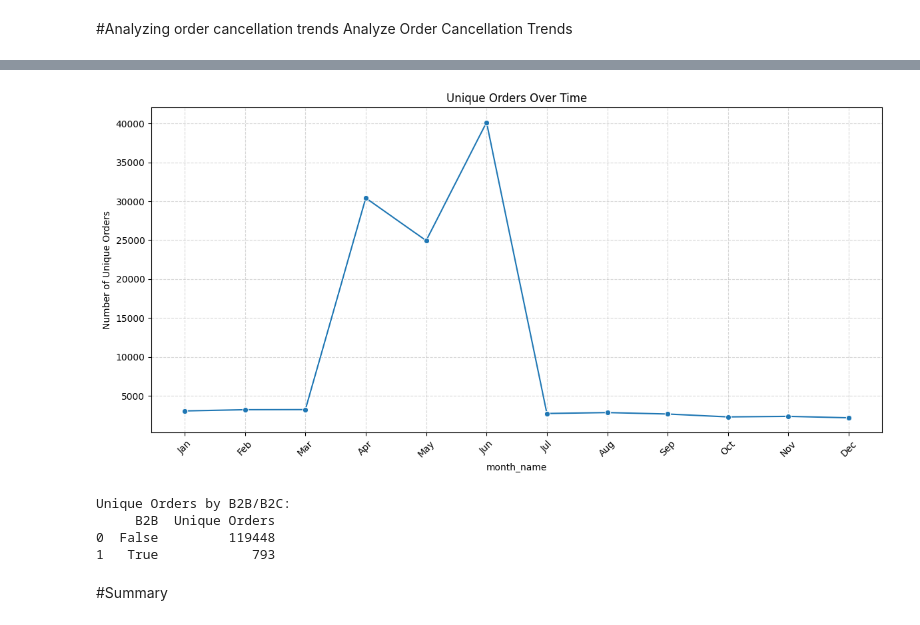
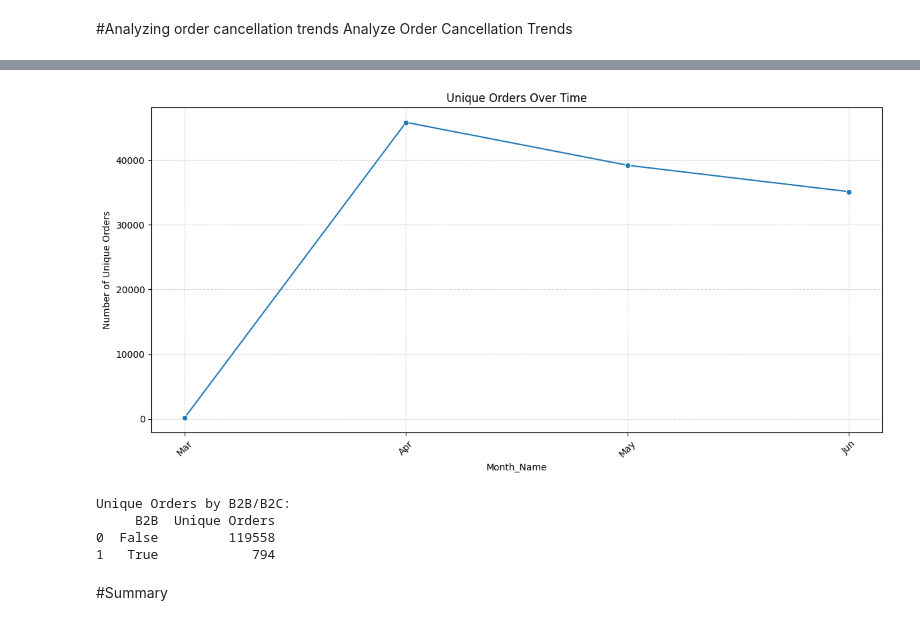
Before and after one commit to sanjaykumar-ML-AI/Ecom_Sales_Data_Analysis_using_Python, a Jupyter notebook: Ecom_Sales_Data_Analysis.ipynb, the cells around one changed output, grey strips where cells are left out. Saved outputs shown, nothing was run; the diff lists cells and outputs as text; code cells hidden in the pictures.

Commit message:
Add files via upload
Sales Analysis Report using Python which maily includes Sales Performance across states and top Metro Cities of India along with Product performance and Fulfillmet Insights

```diff
--- a/Ecom_Sales_Data_Analysis.ipynb
+++ b/Ecom_Sales_Data_Analysis.ipynb
@@ -12,6 +12,6 @@ import seaborn as sb
 # %% [markdown]
 ##Data exploration and understanding
 # %%
-sales_df=pd.read_excel('/content/Sales_Data_Clean.xlsx')
+sales_df=pd.read_excel('/content/Cleaned_Sales_Dataset.xlsx')
 sales_df.head()
 # %% [output]
@@ -185,5 +160 @@ Month
 Name: Amount, dtype: float64
-# %%
-import calendar
-df['month_name'] = df['Month'].apply(lambda x: calendar.month_abbr[x])
-print(df[['Month', 'month_name']].sample(5))
@@ -217,3 +160,0 @@ Name: Amount, dtype: float64
-# %%
-# Clean column names (remove trailing/leading spaces)
-df.columns = df.columns.str.strip()
@@ -604,11 +565,11 @@ Amazon             89569      11456              12.790139
 # %%
-unique_orders_over_time = df.groupby(['month_name'])['Order ID'].nunique().reset_index()
+unique_orders_over_time = df.groupby(['Month_Name'])['Order ID'].nunique().reset_index()
 
 # Ensure the 'Month' column is ordered chronologically for plotting
 month_order = ['Jan', 'Feb', 'Mar', 'Apr', 'May', 'Jun', 'Jul', 'Aug', 'Sep', 'Oct', 'Nov', 'Dec']
-unique_orders_over_time['month_name'] = pd.Categorical(unique_orders_over_time['month_name'], categories=month_order, ordered=True)
+unique_orders_over_time['Month_Name'] = pd.Categorical(unique_orders_over_time['Month_Name'], categories=month_order, ordered=True)
 
-unique_orders_over_time = unique_orders_over_time.sort_values(by=['month_name'])
+unique_orders_over_time = unique_orders_over_time.sort_values(by=['Month_Name'])
 
 print("Unique Orders Over Time:")
 print(unique_orders_over_time)
@@ -630,15 +583,15 @@ Unique Orders Over Time:
 # %%
 plt.figure(figsize=(12, 6))
-sb.lineplot(data=unique_orders_over_time , x='month_name', y='Order ID', marker='o')
+sb.lineplot(data=unique_orders_over_time , x='Month_Name', y='Order ID', marker='o')
 plt.title('Unique Orders Over Time')
-plt.xlabel('month_name')
+plt.xlabel('Month_Name')
 plt.ylabel('Number of Unique Orders')
 plt.grid(True, linestyle='--', alpha=0.5)
 plt.xticks(rotation=45)
 plt.tight_layout()
 plt.show()
 # %% [output]
-[figure, old version]
+[figure, new version]
 # %%
 b2b_b2c_orders = df.groupby('B2B')['Order ID'].nunique().reset_index(name='Unique Orders')
 print("Unique Orders by B2B/B2C:")
@@ -646,8 +599,8 @@ print(b2b_b2c_orders)
 # %% [output]
 Unique Orders by B2B/B2C:
      B2B  Unique Orders
-0  False         119448
-1   True            793
+0  False         119558
+1   True            794
 # %% [markdown]
 #Summary
 # %%
```
Also changed, not shown: parts of 94 cells of this notebook.
